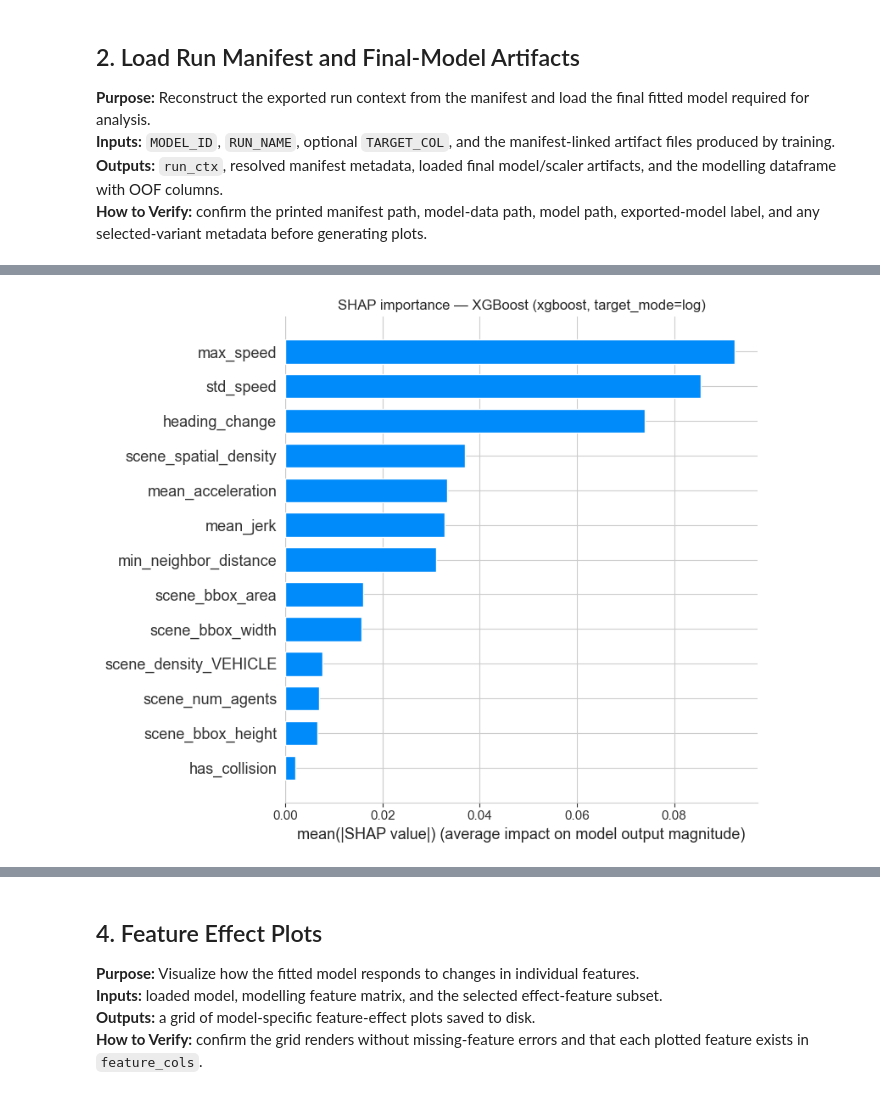
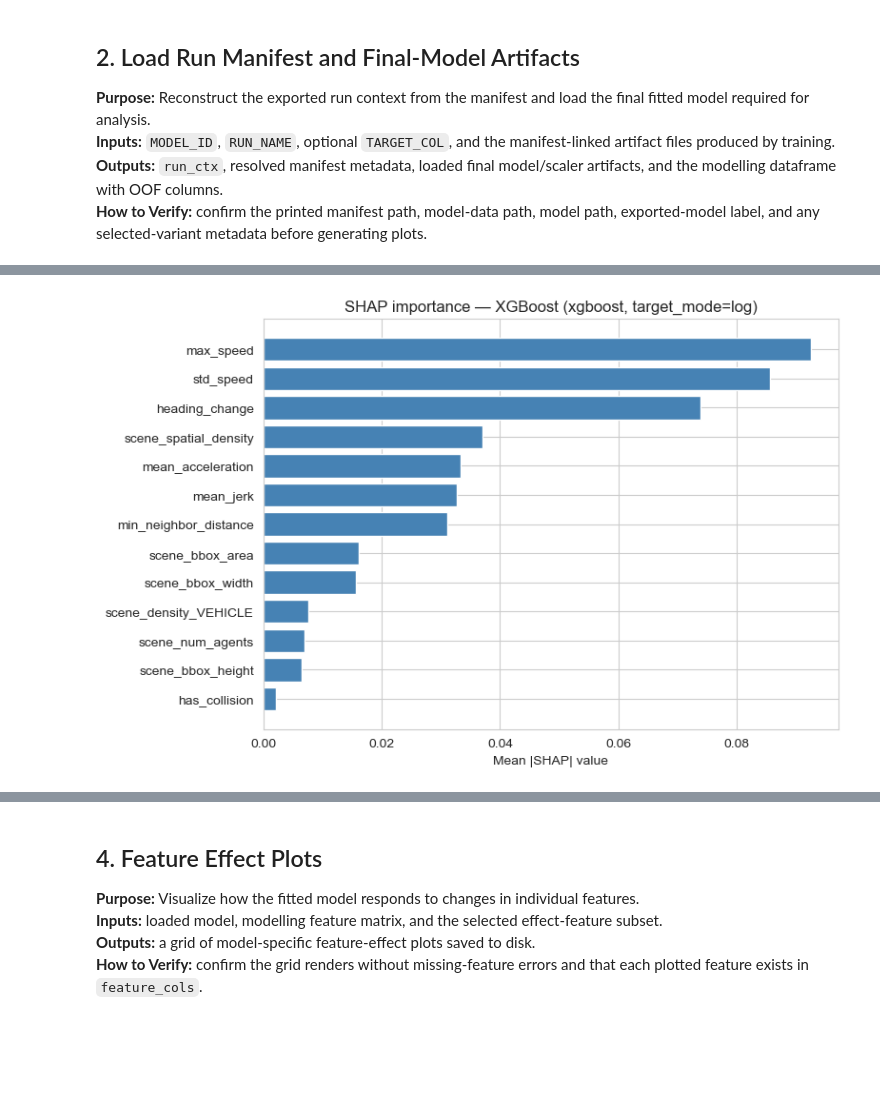
Before and after one commit to simondrauz/ds_practical, a Jupyter notebook: src/data_modelling/model_inference_analysis.ipynb, the cells around one changed output, grey strips where cells are left out. Cells and saved outputs as stored; diff of their text form; code cells hidden in the pictures; blank space fills up the shorter version.

```diff
--- a/src/data_modelling/model_inference_analysis.ipynb
+++ b/src/data_modelling/model_inference_analysis.ipynb
@@ -183,35 +187,36 @@ Final-model tuning summary:
 # %%
-# Use a model-specific explanation method while keeping the output table schema common
-# enough that readers can compare GAM and XGBoost runs side by side.
+# Use a model-specific explanation method while keeping the exported feature-effect
+# table/ranking schema common across XGBoost and GAM runs.
+feature_effect_table_path = TABLES_DIR / f'feature_effects_{target_col}.csv'
+importance_table_path = TABLES_DIR / f'feature_effect_importance_{target_col}.csv'
+importance_plot_path = PLOTS_DIR / f'feature_effect_importance_{target_col}.png'
+
 if MODEL_ID == 'xgboost':
     explainer = shap.Explainer(model, X_for_model)
     shap_exp = explainer(X_for_model)
-    shap_values = shap_exp.values
+    feature_effect_values = shap_exp.values
 
-    shap_importance_df = pd.DataFrame({
-        'feature': X.columns,
-        'mean_abs_shap': np.abs(shap_values).mean(axis=0),
-    }).sort_values('mean_abs_shap', ascending=False).reset_index(drop=True)
+    importance_df = build_feature_effect_importance_table(
+        model_id=MODEL_ID,
+        feature_cols=feature_cols,
+        effect_values=feature_effect_values,
+    )
+    display(importance_df)
+    importance_df.to_csv(importance_table_path, index=False)
 
-    display(shap_importance_df)
-
-    importance_table_path = TABLES_DIR / f'shap_importance_{target_col}.csv'
-    shap_importance_df.to_csv(importance_table_path, index=False)
-
-    shap_value_df = prepare_shap_value_export(
+    feature_effect_df = prepare_feature_effect_export(
         model_df_oof=model_df_oof,
         feature_cols=feature_cols,
-        shap_values=shap_values,
+        effect_values=feature_effect_values,
         base_values=getattr(shap_exp, 'base_values', None),
     )
-    shap_value_table_path = TABLES_DIR / f'shap_values_{target_col}.csv'
-    shap_value_df.to_csv(shap_value_table_path, index=False)
+    feature_effect_df.to_csv(feature_effect_table_path, index=False)
 
-    ranked_features = shap_importance_df['feature'].tolist()
+    ranked_features = importance_df['feature'].tolist()
     effect_features = ranked_features[:16]
 
     plt.figure(figsize=(10, 6))
-    shap.summary_plot(shap_values, X_for_model, show=False, max_display=20)
+    shap.summary_plot(feature_effect_values, X_for_model, show=False, max_display=20)
     plt.title(f'SHAP beeswarm — {exported_model_label}')
     beeswarm_path = PLOTS_DIR / f'shap_beeswarm_{target_col}.png'
     plt.tight_layout()
@@ -219,32 +224,44 @@ if MODEL_ID == 'xgboost':
     plt.show()
     plt.close()
 
-    plt.figure(figsize=(10, 6))
-    shap.summary_plot(shap_values, X_for_model, plot_type='bar', show=False, max_display=20)
-    plt.title(f'SHAP importance — {exported_model_label}')
-    importance_plot_path = PLOTS_DIR / f'shap_bar_{target_col}.png'
+    fig, ax = plt.subplots(figsize=(8, max(4, len(feature_cols) * 0.4)))
+    plot_df = importance_df.sort_values('mean_abs_shap', ascending=True)
+    ax.barh(plot_df['feature'], plot_df['mean_abs_shap'], color='steelblue')
+    ax.set_xlabel('Mean |SHAP| value')
+    ax.set_title(f'SHAP importance — {exported_model_label}')
     plt.tight_layout()
     plt.savefig(importance_plot_path, dpi=150, bbox_inches='tight')
     plt.show()
-    plt.close()
+    plt.close(fig)
 
-    print(f'SHAP importance table saved to: {importance_table_path}')
-    print(f'SHAP value table saved to:      {shap_value_table_path}')
-    print(f'SHAP beeswarm saved to:         {beeswarm_path}')
-    print(f'SHAP bar saved to:              {importance_plot_path}')
+    print(f'Feature-effect ranking table saved to: {importance_table_path}')
+    print(f'Feature-effect table saved to:         {feature_effect_table_path}')
+    print(f'SHAP beeswarm saved to:               {beeswarm_path}')
+    print(f'Feature-effect importance plot saved to: {importance_plot_path}')
 elif MODEL_ID == 'gam':
     p_values = np.asarray(model.statistics_['p_values'][:len(feature_cols)], dtype=float)
-    importance_df = pd.DataFrame({
-        'feature': feature_cols,
-        'p_value': p_values,
-        'neg_log10_p_value': -np.log10(np.maximum(p_values, 1e-300)),
-        'significant_0_05': p_values < 0.05,
-    }).sort_values('p_value').reset_index(drop=True)
+    feature_effect_values, effect_base_values = compute_gam_feature_effects(
+        model=model,
+        X_scaled=X_for_model,
+        feature_cols=feature_cols,
+    )
 
+    feature_effect_df = prepare_feature_effect_export(
+        model_df_oof=model_df_oof,
+        feature_cols=feature_cols,
+        effect_values=feature_effect_values,
+        base_values=effect_base_values,
+    )
+    feature_effect_df.to_csv(feature_effect_table_path, index=False)
+
+    importance_df = build_feature_effect_importance_table(
+        model_id=MODEL_ID,
+        feature_cols=feature_cols,
+        p_values=p_values,
+    )
     display(importance_df)
+    importance_df.to_csv(importance_table_path, index=False)
 
-    importance_table_path = TABLES_DIR / f'feature_significance_{target_col}.csv'
-    importance_df.to_csv(importance_table_path, index=False)
     ranked_features = importance_df['feature'].tolist()
     effect_features = ranked_features[:16]
 
@@ -254,16 +271,17 @@ elif MODEL_ID == 'gam':
     ax.axvline(x=-np.log10(0.05), color='red', linestyle='--', label='p=0.05', alpha=0.7)
     ax.axvline(x=-np.log10(0.01), color='orange', linestyle='--', label='p=0.01', alpha=0.7)
     ax.set_xlabel('-log10(p-value)')
-    ax.set_title(f'Feature Significance — {exported_model_label}')
+    ax.set_title(f'Smooth effect significance — {exported_model_label}')
     ax.legend()
     plt.tight_layout()
-    importance_plot_path = PLOTS_DIR / f'feature_significance_{target_col}.png'
     plt.savefig(importance_plot_path, dpi=150, bbox_inches='tight')
     plt.show()
+    plt.close(fig)
 
     beeswarm_path = None
-    print(f'Feature significance table saved to: {importance_table_path}')
-    print(f'Feature significance plot saved to:  {importance_plot_path}')
+    print(f'Feature-effect ranking table saved to: {importance_table_path}')
+    print(f'Feature-effect table saved to:         {feature_effect_table_path}')
+    print(f'Feature-effect importance plot saved to: {importance_plot_path}')
 else:
     raise NotImplementedError(f'Model inference analysis is not implemented yet for model_id={MODEL_ID}')
 
@@ -288 +306 @@ print(effect_features)
-[figure, old version]
+[figure, new version]
```
Also changed, not shown: parts of 8 cells of this notebook, 11 other files.
